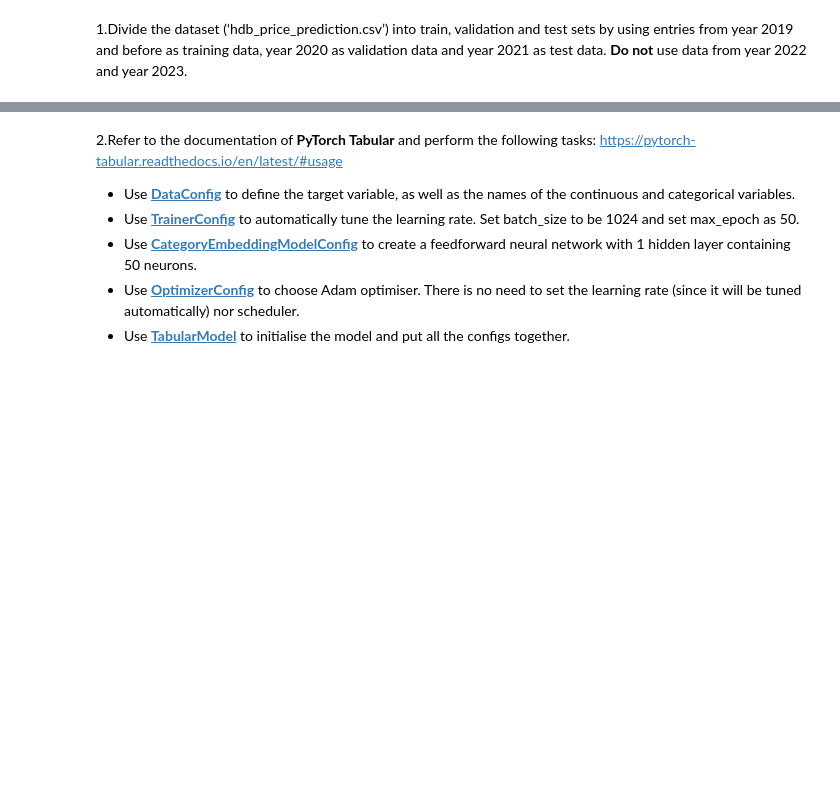
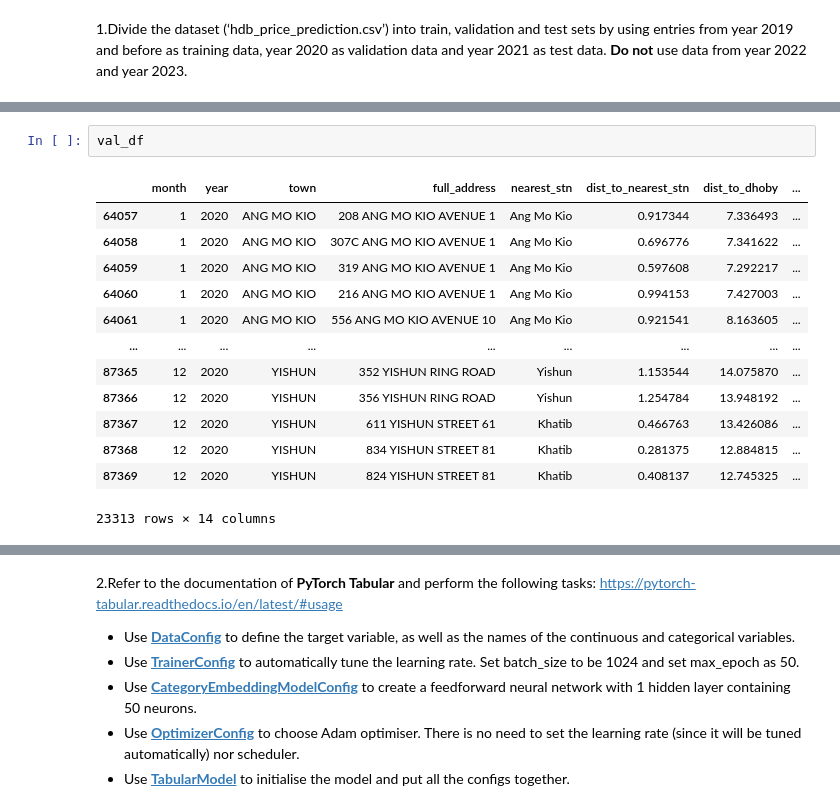
Before and after one commit to luksz/SC4001-Assignment-1, a Jupyter notebook: Tan_Pin_Yee_Part_B_1.ipynb, the cells around one changed output, grey strips where cells are left out. Drawn from its saved outputs; the diff is of its cells as text; blank space fills up the shorter version.

```diff
--- a/Tan_Pin_Yee_Part_B_1.ipynb
+++ b/Tan_Pin_Yee_Part_B_1.ipynb
@@ -43,0 +82,16 @@ df = pd.read_csv('hdb_price_prediction.csv')
+# %%
+val_df
+# %% [output]
+|  | month | year | town | full_address | nearest_stn | dist_to_nearest_stn | dist_to_dhoby | ... |
+| 64057 | 1 | 2020 | ANG MO KIO | 208 ANG MO KIO AVENUE 1 | Ang Mo Kio | 0.917344 | 7.336493 | ... |
+| 64058 | 1 | 2020 | ANG MO KIO | 307C ANG MO KIO AVENUE 1 | Ang Mo Kio | 0.696776 | 7.341622 | ... |
+| 64059 | 1 | 2020 | ANG MO KIO | 319 ANG MO KIO AVENUE 1 | Ang Mo Kio | 0.597608 | 7.292217 | ... |
+| 64060 | 1 | 2020 | ANG MO KIO | 216 ANG MO KIO AVENUE 1 | Ang Mo Kio | 0.994153 | 7.427003 | ... |
+| 64061 | 1 | 2020 | ANG MO KIO | 556 ANG MO KIO AVENUE 10 | Ang Mo Kio | 0.921541 | 8.163605 | ... |
+| ... | ... | ... | ... | ... | ... | ... | ... | ... |
+| 87365 | 12 | 2020 | YISHUN | 352 YISHUN RING ROAD | Yishun | 1.153544 | 14.075870 | ... |
+| 87366 | 12 | 2020 | YISHUN | 356 YISHUN RING ROAD | Yishun | 1.254784 | 13.948192 | ... |
+| 87367 | 12 | 2020 | YISHUN | 611 YISHUN STREET 61 | Khatib | 0.466763 | 13.426086 | ... |
+| 87368 | 12 | 2020 | YISHUN | 834 YISHUN STREET 81 | Khatib | 0.281375 | 12.884815 | ... |
+| 87369 | 12 | 2020 | YISHUN | 824 YISHUN STREET 81 | Khatib | 0.408137 | 12.745325 | ... |
+23313 rows × 14 columns
```
Also changed, not shown: parts of 15 cells of this notebook, 5 other files.
